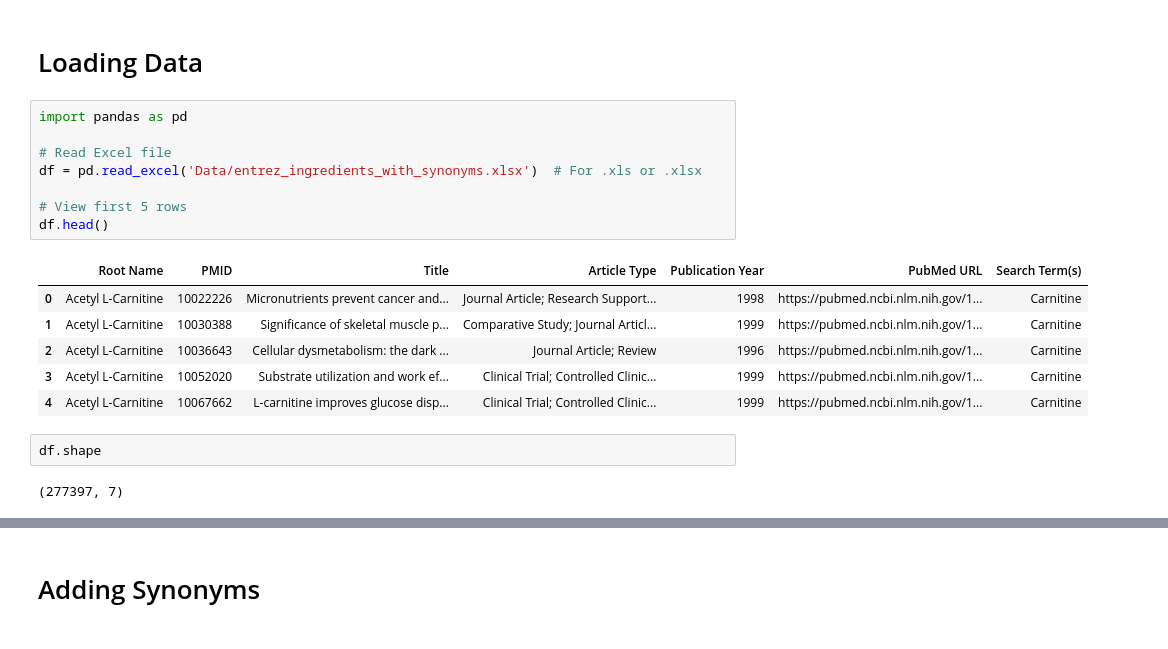
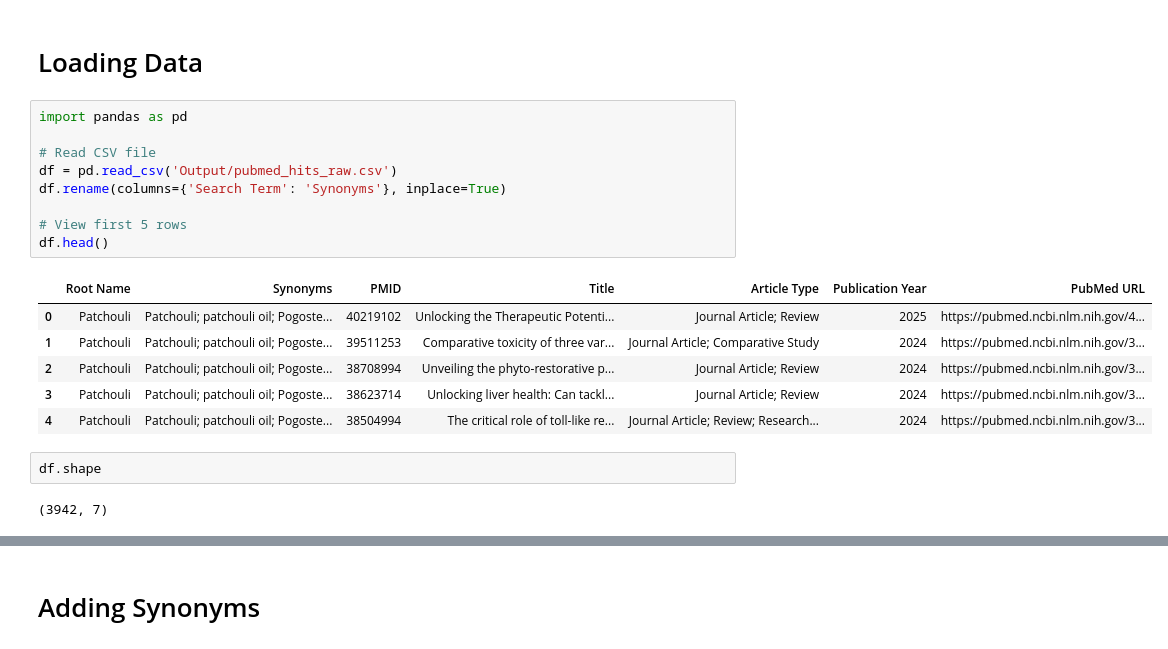
Before and after one commit to wisdomsquaretech/neuraciai, a Jupyter notebook: Entrez_main.ipynb, the cells around one changed output, grey strips where cells are left out. Drawn from its saved outputs; the diff is of its cells as text.

```diff
--- a/Entrez_main.ipynb
+++ b/Entrez_main.ipynb
@@ -57,19 +57,20 @@ Total Study types: 28
 # %%
 import pandas as pd
 
-# Read Excel file
-df = pd.read_excel('Data/entrez_ingredients_with_synonyms.xlsx')  # For .xls or .xlsx
+# Read CSV file
+df = pd.read_csv('Output/pubmed_hits_raw.csv')
+df.rename(columns={'Search Term': 'Synonyms'}, inplace=True)
 
 # View first 5 rows
 df.head()
 # %% [output]
-|  | Root Name | PMID | Title | Article Type | Publication Year | PubMed URL | Search Term(s) |
-| 0 | Acetyl L-Carnitine | 10022226 | Micronutrients prevent cancer and... | Journal Article; Research Support... | 1998 | https://pubmed.ncbi.nlm.nih.gov/1... | Carnitine |
-| 1 | Acetyl L-Carnitine | 10030388 | Significance of skeletal muscle p... | Comparative Study; Journal Articl... | 1999 | https://pubmed.ncbi.nlm.nih.gov/1... | Carnitine |
-| 2 | Acetyl L-Carnitine | 10036643 | Cellular dysmetabolism: the dark ... | Journal Article; Review | 1996 | https://pubmed.ncbi.nlm.nih.gov/1... | Carnitine |
-| 3 | Acetyl L-Carnitine | 10052020 | Substrate utilization and work ef... | Clinical Trial; Controlled Clinic... | 1999 | https://pubmed.ncbi.nlm.nih.gov/1... | Carnitine |
-| 4 | Acetyl L-Carnitine | 10067662 | L-carnitine improves glucose disp... | Clinical Trial; Controlled Clinic... | 1999 | https://pubmed.ncbi.nlm.nih.gov/1... | Carnitine |
+|  | Root Name | Synonyms | PMID | Title | Article Type | Publication Year | PubMed URL |
+| 0 | Patchouli | Patchouli; patchouli oil; Pogoste... | 40219102 | Unlocking the Therapeutic Potenti... | Journal Article; Review | 2025 | https://pubmed.ncbi.nlm.nih.gov/4... |
+| 1 | Patchouli | Patchouli; patchouli oil; Pogoste... | 39511253 | Comparative toxicity of three var... | Journal Article; Comparative Study | 2024 | https://pubmed.ncbi.nlm.nih.gov/3... |
+| 2 | Patchouli | Patchouli; patchouli oil; Pogoste... | 38708994 | Unveiling the phyto-restorative p... | Journal Article; Review | 2024 | https://pubmed.ncbi.nlm.nih.gov/3... |
+| 3 | Patchouli | Patchouli; patchouli oil; Pogoste... | 38623714 | Unlocking liver health: Can tackl... | Journal Article; Review | 2024 | https://pubmed.ncbi.nlm.nih.gov/3... |
+| 4 | Patchouli | Patchouli; patchouli oil; Pogoste... | 38504994 | The critical role of toll-like re... | Journal Article; Review; Research... | 2024 | https://pubmed.ncbi.nlm.nih.gov/3... |
 # %%
 df.shape
 # %% [output]
-(277397, 7)
+(3942, 7)
```
Also changed, not shown: parts of 12 cells of this notebook, 5 other files.
